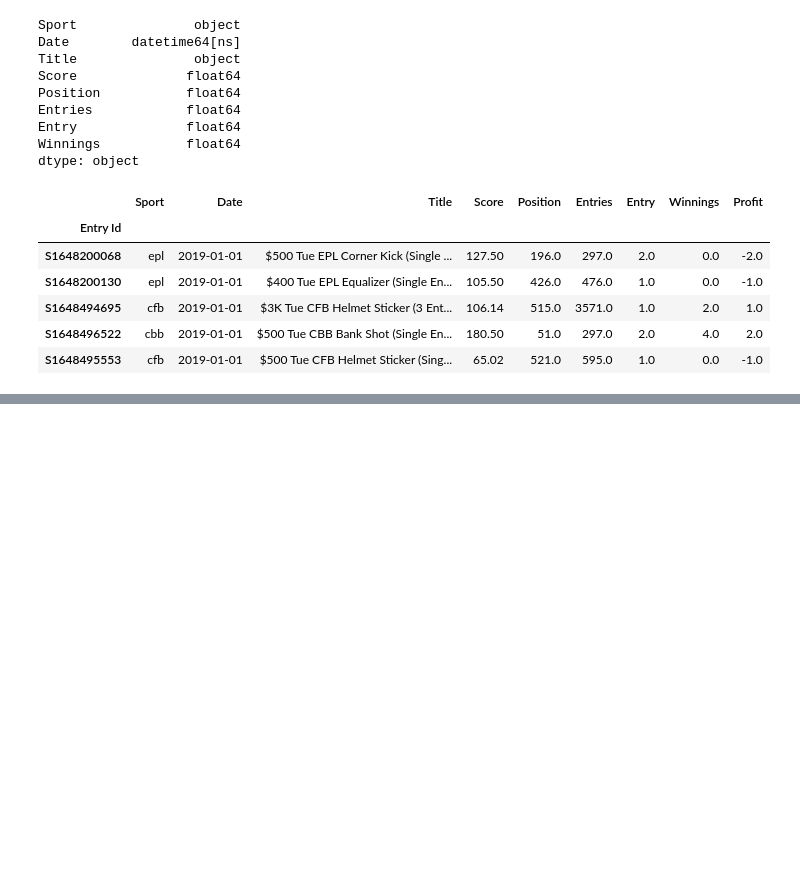
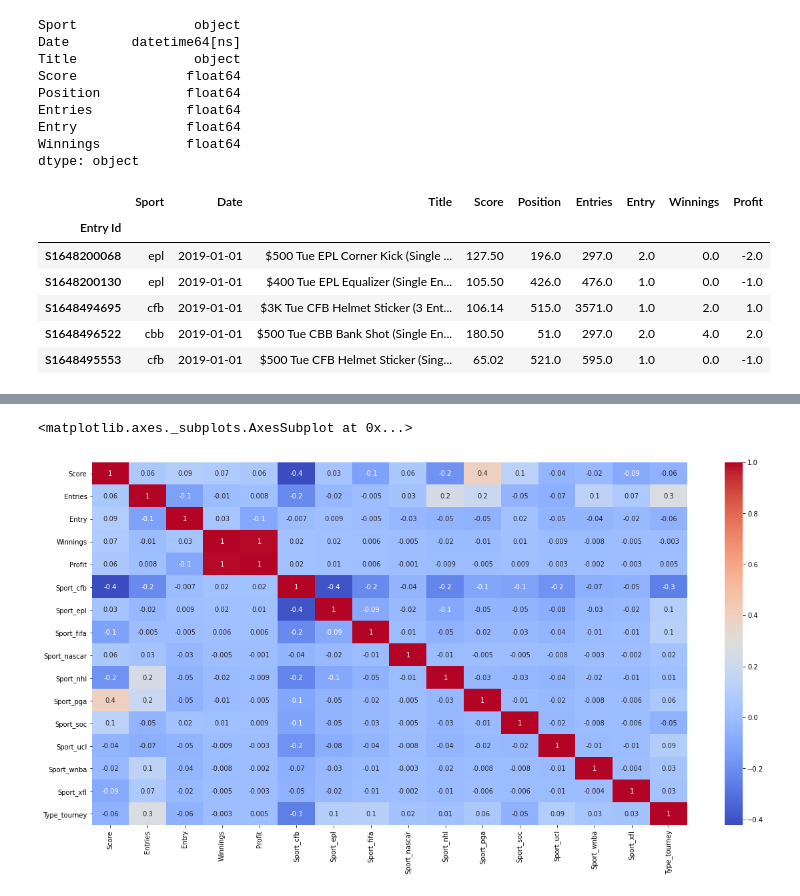
Before and after one commit to triolinho/verbose-octo-sniffle, a Jupyter notebook: fanduel_notebook.ipynb, the cells around one changed output, grey strips where cells are left out. Drawn from its saved outputs; the diff is of its cells as text; code cells hidden in the pictures; blank space fills up the shorter version.

Commit message:
correlation heat map for other sports

```diff
--- a/fanduel_notebook.ipynb
+++ b/fanduel_notebook.ipynb
@@ -677,0 +707,2 @@ fd_df_other.head()
+# %%
+fd_df_other['Type'] = ['fifty' if x.startswith('50') == True else 'tourney' for x in fd_df_other['Title']]
@@ -677,0 +715,4 @@ fd_df_other.head()
+# %%
+fd_df_other = fd_df_other[col_list2]
+# %%
+fd_od = pd.get_dummies(fd_df_other, drop_first=True)
@@ -677,0 +729,8 @@ fd_df_other.head()
+# %%
+od_corr = fd_od.corr()
+# %%
+plt.figure(figsize=(20,10))
+sns.heatmap(od_corr, annot=True, fmt='.1g', cmap= 'coolwarm')
+# %% [output]
+<matplotlib.axes._subplots.AxesSubplot at 0x...>
+[figure, added]
```
Also changed, not shown: parts of 4 cells of this notebook.
